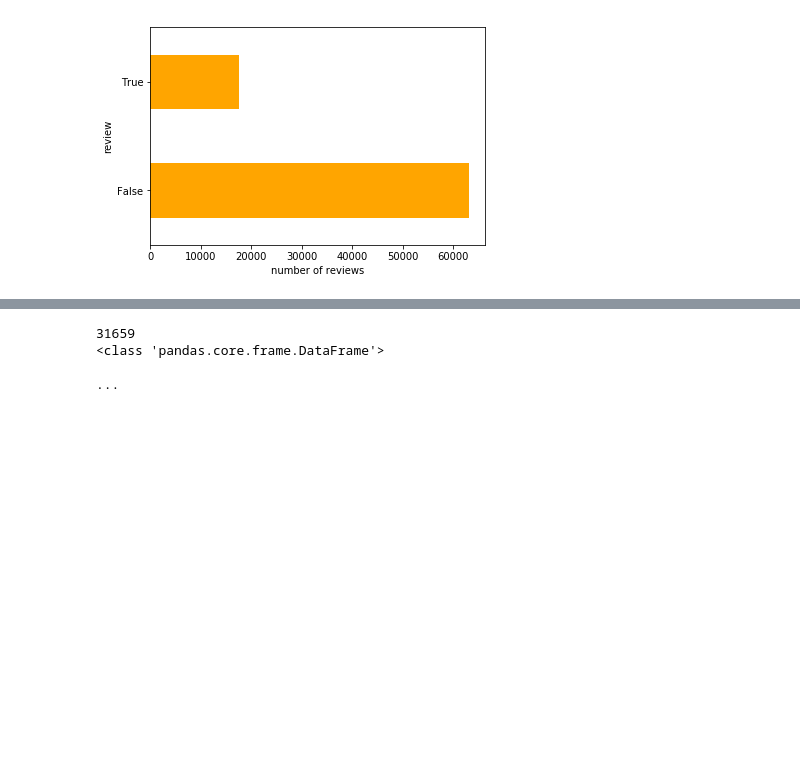
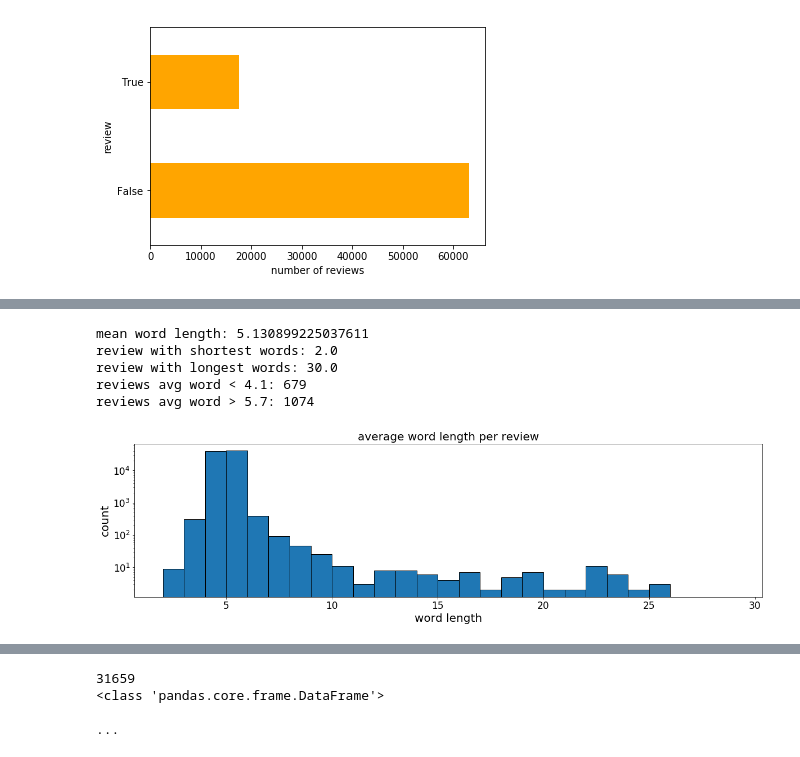
Before and after one commit to misterhappy2/beer, a Jupyter notebook: EDA.ipynb, the cells around one changed output, grey strips where cells are left out. Saved outputs shown, nothing was run; the diff lists cells and outputs as text; code cells hidden in the pictures; blank space fills up the shorter version.

```diff
--- a/EDA.ipynb
+++ b/EDA.ipynb
@@ -118,0 +119,41 @@ plt.show()
+# %%
+# explore word length per review:
+
+df['review_length'] = df['review'].apply(len)
+
+# average word length
+def avg_word_len(words):
+    separate_words = words.split()
+    count_words = (len(separate_words))    # number of words
+    if count_words> 0:
+        characters = len(words)  # length of text
+        avg = (characters - count_words+1)/count_words
+    else:
+        avg = 5.65  # this is the mean of 49000 reviews
+    return avg
+
+df['avg_word_length'] = df['review'].apply(avg_word_len)
+# %%
+print('mean word length:', np.mean(df['avg_word_length']))
+print('review with shortest words:', np.min(df.avg_word_length))
+print('review with longest words:', np.max(df.avg_word_length))
+print('reviews avg word < 4.1:', sum(df.avg_word_length<4.1))
+print('reviews avg word > 5.7:', sum(df.avg_word_length>5.7))
+
+bins= np.arange(2,30,1)
+_= plt.figure(figsize=(20,5))
+_= plt.yscale('log', nonposy='clip')
+_= plt.hist(df['avg_word_length'], bins=bins, edgecolor="k")
+_= plt.xticks(size=17)
+_= plt.yticks(size=17)
+_= plt.title('average word length per review', size=20)
+_= plt.xlabel('word length', size=20)
+_= plt.ylabel('count', size=20)
+plt.show()
+# %% [output]
+mean word length: 5.130899225037611
+review with shortest words: 2.0
+review with longest words: 30.0
+reviews avg word < 4.1: 679
+reviews avg word > 5.7: 1074
+[figure, added]
```
Also changed, not shown: parts of 2 cells of this notebook.
